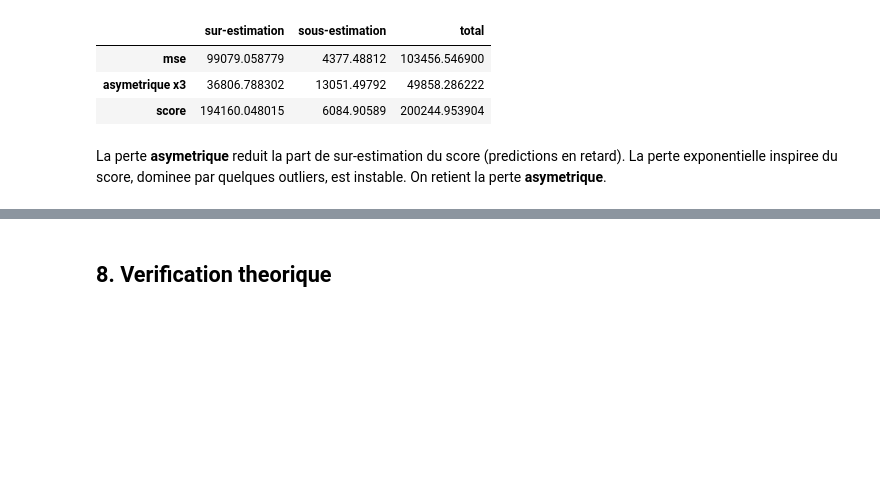
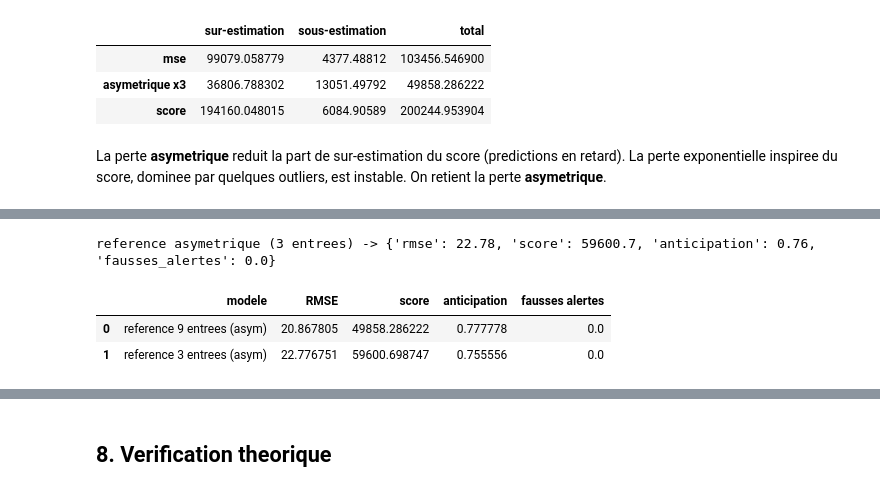
Before and after one commit to moussIlyas/ProjectFM, a Jupyter notebook: notebooks/jalon1_final.ipynb, the cells around one changed output, grey strips where cells are left out. Cells and saved outputs as stored; diff of their text form; code cells hidden in the pictures; blank space fills up the shorter version.

```diff
--- a/notebooks/jalon1_final.ipynb
+++ b/notebooks/jalon1_final.ipynb
@@ -382,2 +383,23 @@ instable. On retient la perte **asymetrique**.
+# %%
+# --- Reference a 3 entrees : memes choix, sans L2/dropout ---
+X_train_3 = train_n[FEATURES_3].values.astype("float32")
+X_val_3 = val_n[FEATURES_3].values.astype("float32")
+keras.utils.set_random_seed(SEED)
+reference_3 = construire_reference(len(FEATURES_3))
+entrainer(reference_3, X_train_3, y_train, X_val_3, y_val, perte=perte_asymetrique)
+pred_ref3 = predire_cycles(reference_3, X_val_3)
+res_ref3 = evaluer(pred_ref3, y_val_cyc, masque_coupes)
+journaliser("reference asymetrique (3 entrees)", {"features": 3, "perte": "asymetrique", "normalisation": "regime"}, res_ref3)
+
+pd.DataFrame({"modele": ["reference 9 entrees (asym)", "reference 3 entrees (asym)"],
+              "RMSE": [res_asym["rmse"], res_ref3["rmse"]],
+              "score": [res_asym["score"], res_ref3["score"]],
+              "anticipation": [res_asym["anticipation"], res_ref3["anticipation"]],
+              "fausses alertes": [res_asym["fausses_alertes"], res_ref3["fausses_alertes"]]})
+# %% [output]
+reference asymetrique (3 entrees) -> {'rmse': 22.78, 'score': 59600.7, 'anticipation': 0.76, 'fausses_alertes': 0.0}
+|  | modele | RMSE | score | anticipation | fausses alertes |
+| 0 | reference 9 entrees (asym) | 20.867805 | 49858.286222 | 0.777778 | 0.0 |
+| 1 | reference 3 entrees (asym) | 22.776751 | 59600.698747 | 0.755556 | 0.0 |
 # %% [markdown]
 ## 7. Q4 - Fenetre de k cycles (k = 1, 5, 15, 30) et bruit
```
Also changed, not shown: parts of 12 cells of this notebook, 25 other files.
